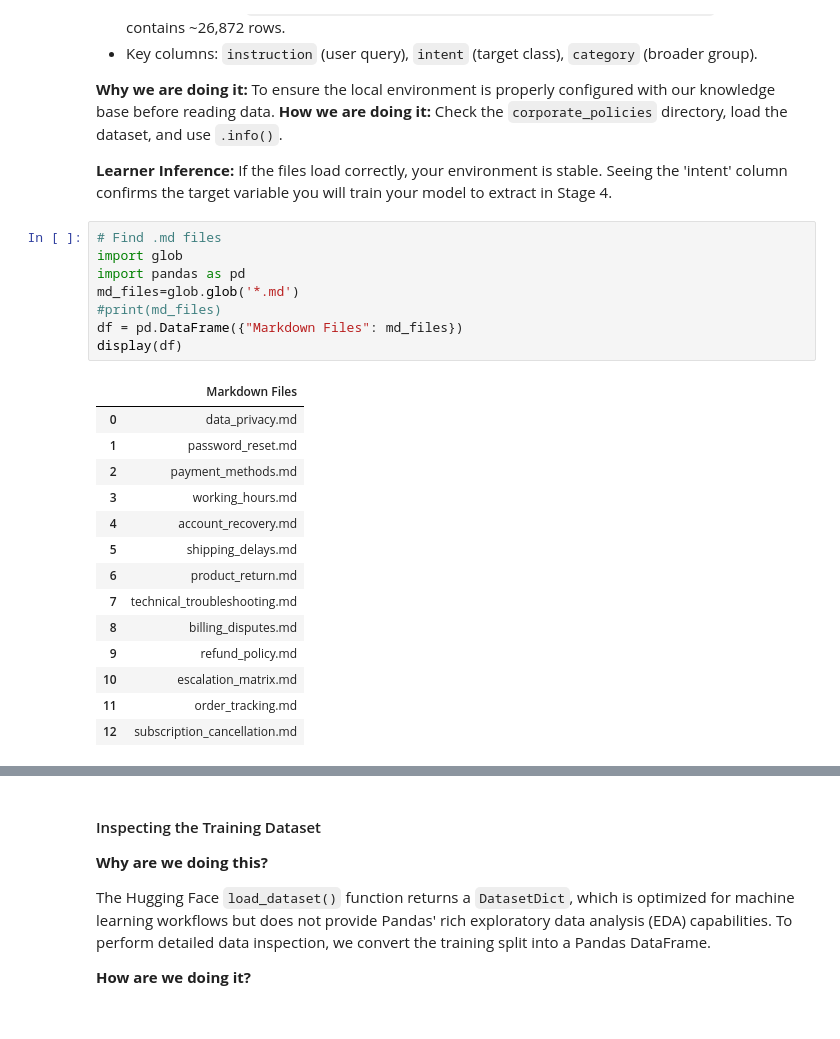
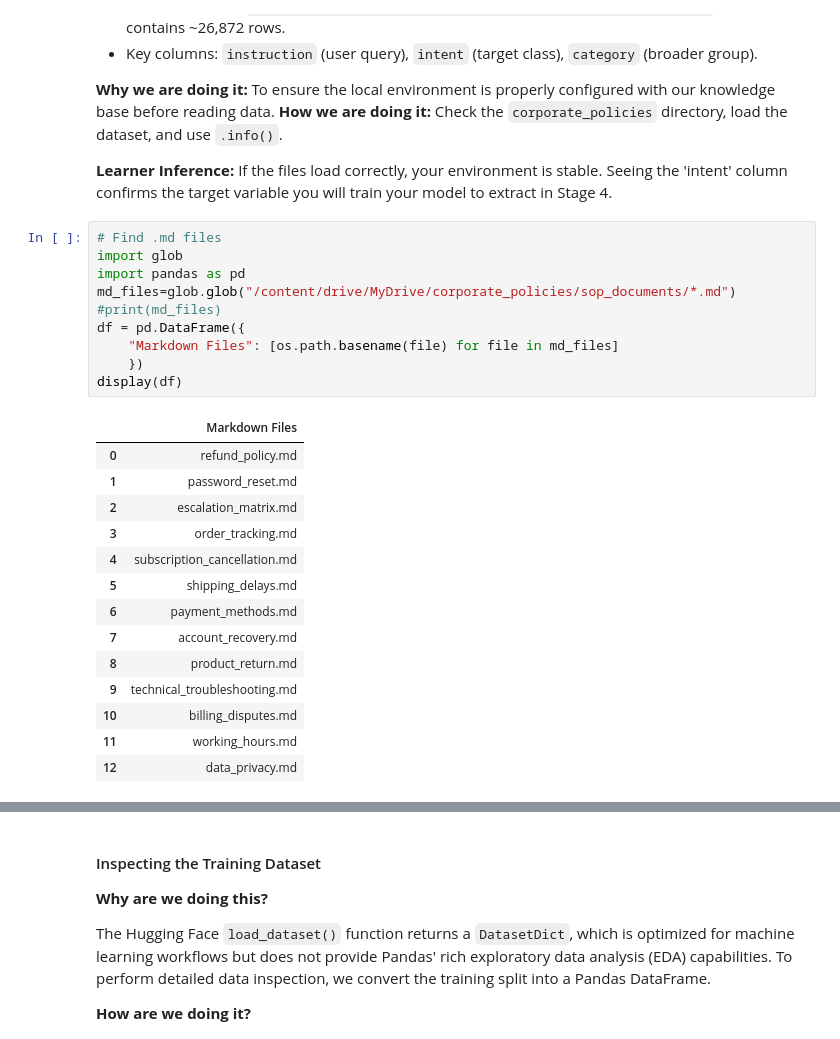
Before and after one commit to ssprajapati2021/Hybrid-RAG-Fine-Tuning, a Jupyter notebook: notebook/Data_Understanding_and_EDA.ipynb, the cells around one changed output, grey strips where cells are left out. Cells and saved outputs as stored; diff of their text form.

```diff
--- a/notebook/Data_Understanding_and_EDA.ipynb
+++ b/notebook/Data_Understanding_and_EDA.ipynb
@@ -38,26 +48,28 @@
 # %%
 # Find .md files
 import glob
 import pandas as pd
-md_files=glob.glob('*.md')
+md_files=glob.glob("/content/drive/MyDrive/corporate_policies/sop_documents/*.md")
 #print(md_files)
-df = pd.DataFrame({"Markdown Files": md_files})
+df = pd.DataFrame({
+    "Markdown Files": [os.path.basename(file) for file in md_files]
+    })
 display(df)
 # %% [output]
 |  | Markdown Files |
-| 0 | data_privacy.md |
+| 0 | refund_policy.md |
 | 1 | password_reset.md |
-| 2 | payment_methods.md |
-| 3 | working_hours.md |
-| 4 | account_recovery.md |
+| 2 | escalation_matrix.md |
+| 3 | order_tracking.md |
+| 4 | subscription_cancellation.md |
 | 5 | shipping_delays.md |
-| 6 | product_return.md |
-| 7 | technical_troubleshooting.md |
-| 8 | billing_disputes.md |
-| 9 | refund_policy.md |
-| 10 | escalation_matrix.md |
-| 11 | order_tracking.md |
-| 12 | subscription_cancellation.md |
+| 6 | payment_methods.md |
+| 7 | account_recovery.md |
+| 8 | product_return.md |
+| 9 | technical_troubleshooting.md |
+| 10 | billing_disputes.md |
+| 11 | working_hours.md |
+| 12 | data_privacy.md |
 # %%
 #Load the dataset from Hugging Face
 from datasets import load_dataset
```
Also changed, not shown: parts of 11 cells of this notebook.
